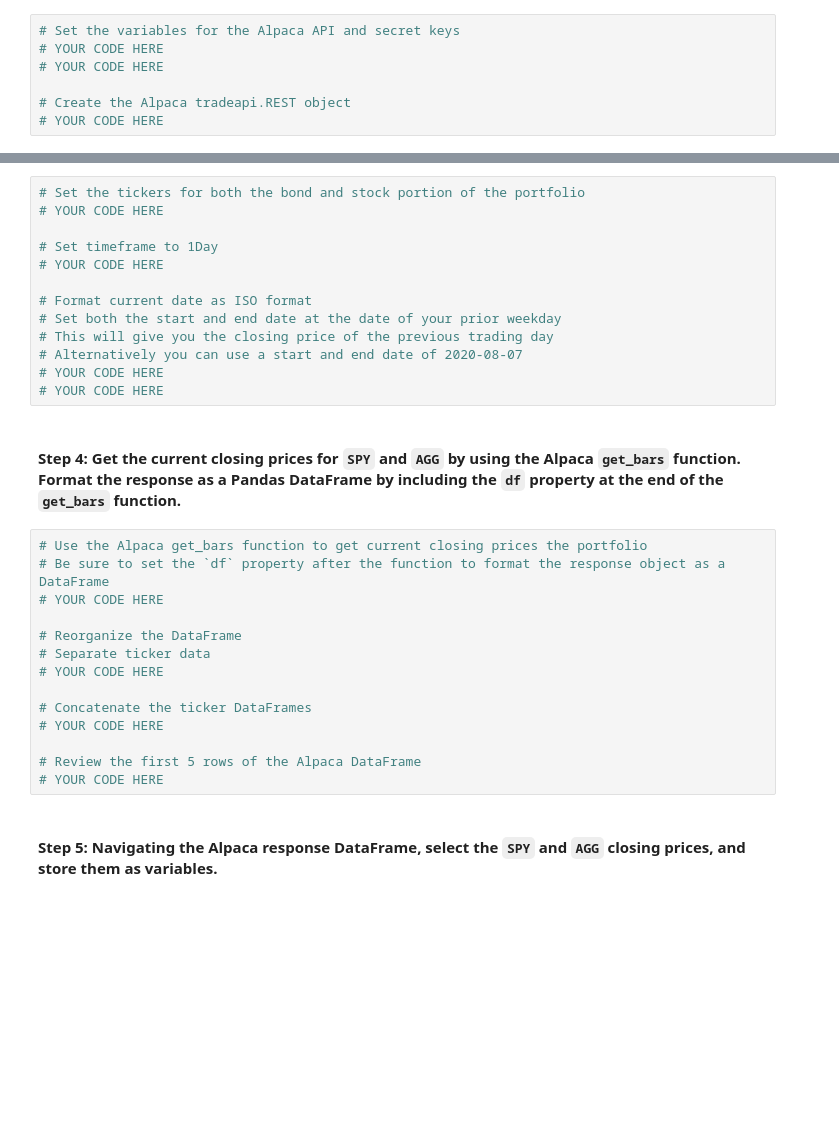
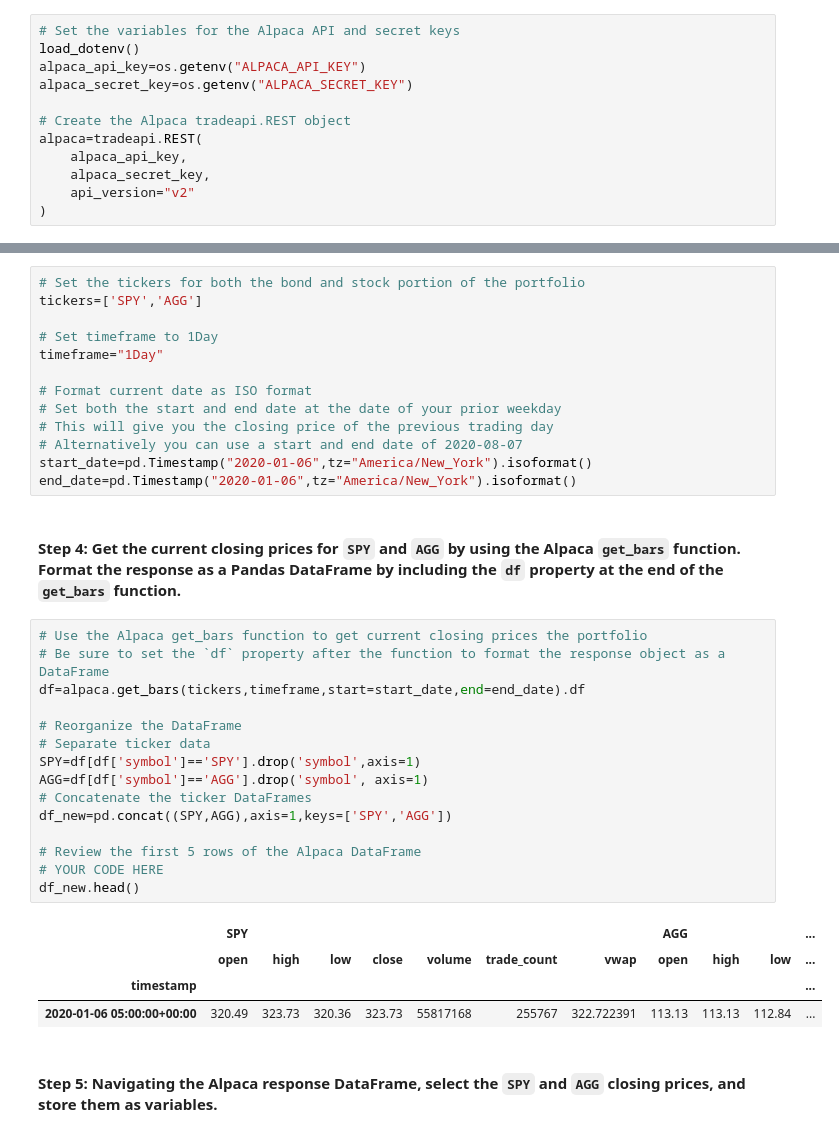
Before and after one commit to brianwander/Monte_Carlo_Forecasting, a Jupyter notebook: financial_planning_tools.ipynb, the cells around one changed output, grey strips where cells are left out. Cells and saved outputs as stored; diff of their text form; blank space fills up the shorter version.

Commit message:
Added functionality to find AGG and SPY prices on the Alpaca API and value the portfolio appropiately

```diff
--- a/financial_planning_tools.ipynb
+++ b/financial_planning_tools.ipynb
@@ -157,11 +157,16 @@ agg_shares = 200
 #### Step 2: Set the variables for the Alpaca API and secret keys. Using the Alpaca SDK, create the Alpaca `tradeapi.REST` object. In this object, include the parameters for the Alpaca API key, the secret key, and the version number.
 # %%
 # Set the variables for the Alpaca API and secret keys
-# YOUR CODE HERE
-# YOUR CODE HERE
+load_dotenv()
+alpaca_api_key=os.getenv("ALPACA_API_KEY")
+alpaca_secret_key=os.getenv("ALPACA_SECRET_KEY")
 
 # Create the Alpaca tradeapi.REST object
-# YOUR CODE HERE
+alpaca=tradeapi.REST(
+    alpaca_api_key,
+    alpaca_secret_key,
+    api_version="v2"
+)
 # %% [markdown]
 #### Step 3: Set the following parameters for the Alpaca API call:
 
@@ -172,33 +177,39 @@ agg_shares = 200
 - `start_date` and `end_date`: Use the same date for these parameters, and format them with the date of the previous weekday (or `2020-08-07`). This is because you want the one closing price for the most-recent trading day.
 # %%
 # Set the tickers for both the bond and stock portion of the portfolio
-# YOUR CODE HERE
+tickers=['SPY','AGG']
 
 # Set timeframe to 1Day
-# YOUR CODE HERE
+timeframe="1Day"
 
 # Format current date as ISO format
 # Set both the start and end date at the date of your prior weekday
 # This will give you the closing price of the previous trading day
 # Alternatively you can use a start and end date of 2020-08-07
-# YOUR CODE HERE
-# YOUR CODE HERE
+start_date=pd.Timestamp("2020-01-06",tz="America/New_York").isoformat()
+end_date=pd.Timestamp("2020-01-06",tz="America/New_York").isoformat()
 # %% [markdown]
 #### Step 4: Get the current closing prices for `SPY` and `AGG` by using the Alpaca `get_bars` function. Format the response as a Pandas DataFrame by including the `df` property at the end of the `get_bars` function.
 # %%
 # Use the Alpaca get_bars function to get current closing prices the portfolio
 # Be sure to set the `df` property after the function to format the response object as a DataFrame
-# YOUR CODE HERE
+df=alpaca.get_bars(tickers,timeframe,start=start_date,end=end_date).df
 
 # Reorganize the DataFrame
 # Separate ticker data
-# YOUR CODE HERE
-
+SPY=df[df['symbol']=='SPY'].drop('symbol',axis=1)
+AGG=df[df['symbol']=='AGG'].drop('symbol', axis=1)
 # Concatenate the ticker DataFrames
-# YOUR CODE HERE
+df_new=pd.concat((SPY,AGG),axis=1,keys=['SPY','AGG'])
 
 # Review the first 5 rows of the Alpaca DataFrame
 # YOUR CODE HERE
+df_new.head()
+# %% [output]
+|  | SPY |  |  |  |  |  |  | AGG |  |  | ... |
+|  | open | high | low | close | volume | trade_count | vwap | open | high | low | ... |
+| timestamp |  |  |  |  |  |  |  |  |  |  | ... |
+| 2020-01-06 05:00:00+00:00 | 320.49 | 323.73 | 320.36 | 323.73 | 55817168 | 255767 | 322.722391 | 113.13 | 113.13 | 112.84 | ... |
 # %% [markdown]
 #### Step 5: Navigating the Alpaca response DataFrame, select the `SPY` and `AGG` closing prices, and store them as variables.
 # %%
```
Also changed, not shown: parts of 6 cells of this notebook.
